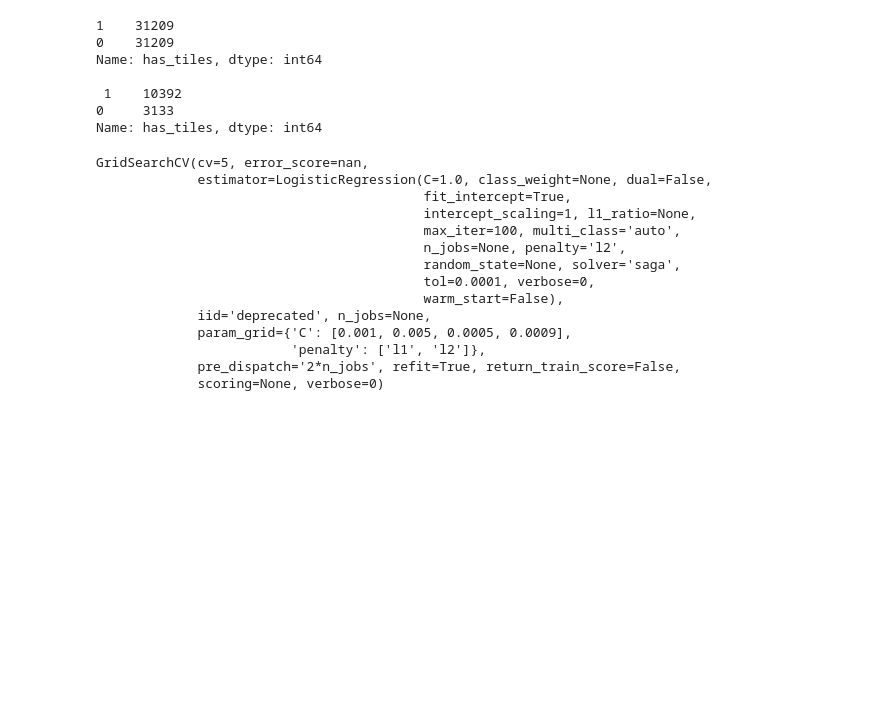
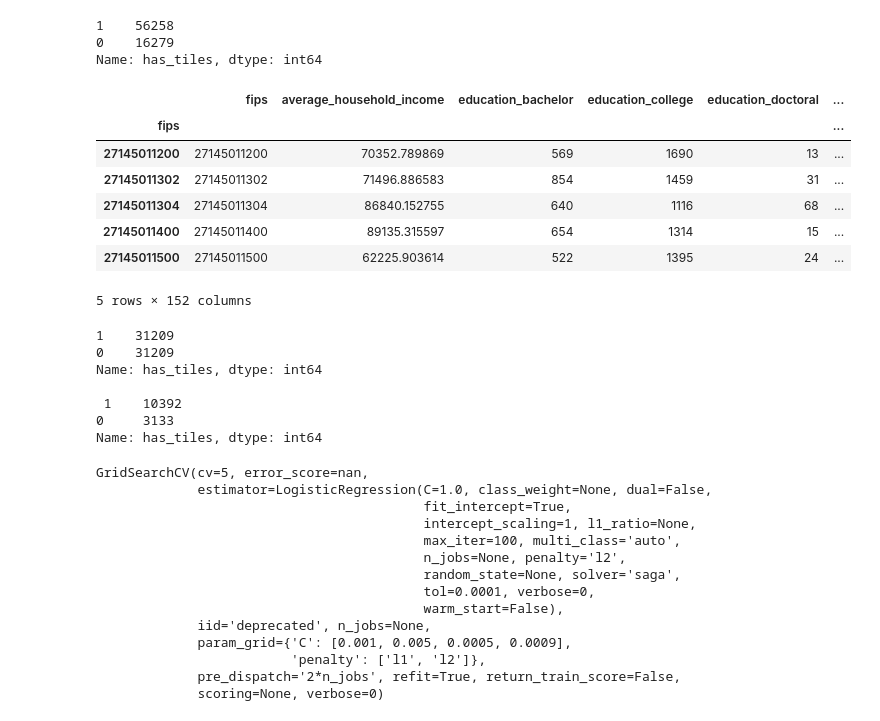
Before and after one commit to BudBernhard/DeepSolarAnalysis, a Jupyter notebook: FurtherRefined.ipynb, the cells around one changed output. Saved outputs shown, nothing was run; the diff lists cells and outputs as text; code cells hidden in the pictures; blank space fills up the shorter version.

```diff
--- a/FurtherRefined.ipynb
+++ b/FurtherRefined.ipynb
@@ -25,4 +25,4 @@ from imblearn.over_sampling import SMOTE
 from sklearn.metrics import classification_report
 # %%
 # Must download from http://web.stanford.edu/group/deepsolar/deepsolar_tract.csv and delete the first ","
-df = pd.read_csv("deepsolar_tract.csv", encoding = "utf-8")
+df = pd.read_csv("data/deepsolar_tract.csv", encoding = "utf-8")
@@ -54,8 +71,25 @@ df = df.drop(columns=['county',
 df['has_tiles'] = (df.tile_count > 0).mul(1)
 # %%
 df = df.drop('tile_count', axis = 1)
+# %%
+df.has_tiles.value_counts()
+# %% [output]
+1    56258
+0    16279
+Name: has_tiles, dtype: int64
 # %%
 df = df.dropna()
+# %%
+df.head()
+# %% [output]
+|  | fips | average_household_income | education_bachelor | education_college | education_doctoral | ... |
+| fips |  |  |  |  |  | ... |
+| 27145011200 | 27145011200 | 70352.789869 | 569 | 1690 | 13 | ... |
+| 27145011302 | 27145011302 | 71496.886583 | 854 | 1459 | 31 | ... |
+| 27145011304 | 27145011304 | 86840.152755 | 640 | 1116 | 68 | ... |
+| 27145011400 | 27145011400 | 89135.315597 | 654 | 1314 | 15 | ... |
+| 27145011500 | 27145011500 | 62225.903614 | 522 | 1395 | 24 | ... |
+5 rows × 152 columns
 # %%
 # Define X and y
 y = df['has_tiles']
```
Also changed, not shown: parts of 17 cells of this notebook, 3 other files.
